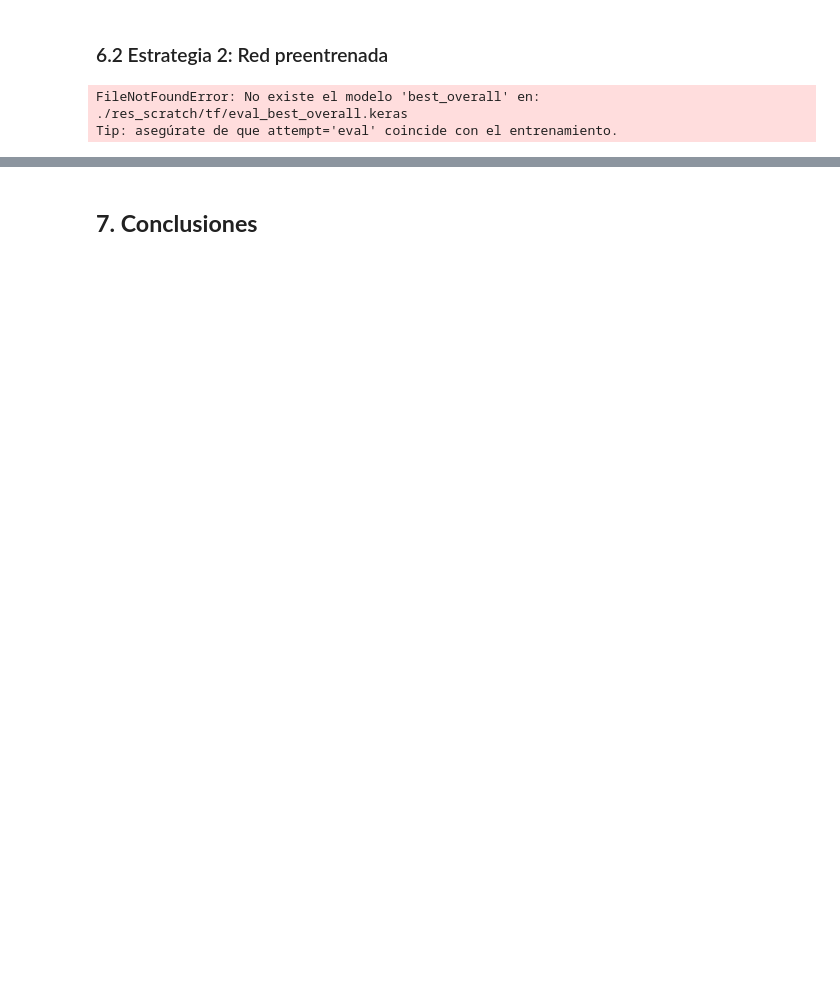
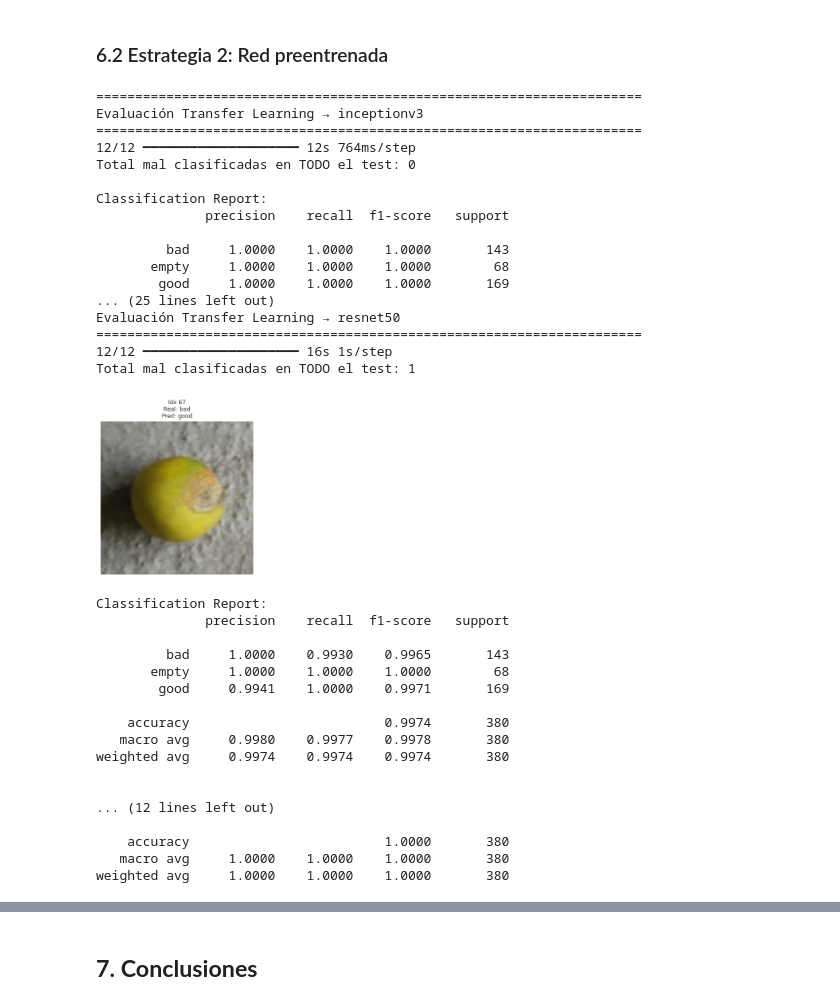
Before and after one commit to fresvel/07MIAR_PROYECTO, a Jupyter notebook: 07MIAR_Proyecto.ipynb, the cells around one changed output, grey strips where cells are left out. Saved outputs shown, nothing was run; the diff lists cells and outputs as text; code cells hidden in the pictures; blank space fills up the shorter version.

Commit message:
Evaluación modelos tranfer

```diff
--- a/07MIAR_Proyecto.ipynb
+++ b/07MIAR_Proyecto.ipynb
@@ -713,14 +709,14 @@ tf_transfer_eval = LemonEvaluator(loader="tf", mode="transfer", attempt="eval",
-# %%
-tf_transfer_eval.prepare()
-# %% [output]
-FileNotFoundError: No existe el modelo 'best_overall' en: ./res_scratch/tf/eval_best_overall.keras
-Tip: asegúrate de que attempt='eval' coincide con el entrenamiento.
-# %%
-
-tf_transfer_report=tf_transfer_eval.classification_report()
-
-tf_transfer_report
-print(gen_scratch_report)
-cm = gen_scratch_eval.confusion_matrix()
-gen_scratch_eval.plot_confusion_matrix(save=True, show=True)
-gen_scratch_eval.show_misclassified(max_images=9)
+# %%
+from typing import Dict, Any, List
+
+# === Configuración global del experimento ===
+TRANSFER_BASE_DIR = "res_transfer"
+MODEL_VARIANT = "best_overall"
+MAX_MISCLASSIFIED = 8
+
+ARCHITECTURES = [
+    "inceptionv3",
+    "xception",
+    "resnet50",
+    "mobilenetv2",
+]
@@ -726,0 +756,49 @@ gen_scratch_eval.show_misclassified(max_images=9)
+# %%
+transfer_results = {}
+
+for arch in ARCHITECTURES:
+    print("\n" + "=" * 70)
+    print(f"Evaluación Transfer Learning → {arch}")
+    print("=" * 70)
+
+    results = evaluate_transfer_model(arch)
+    transfer_results[arch] = results
+
+    print("\nClassification Report:")
+    print(results["report"])
+# %% [output]
+======================================================================
+Evaluación Transfer Learning → inceptionv3
+======================================================================
+12/12 ━━━━━━━━━━━━━━━━━━━━ 12s 764ms/step
+Total mal clasificadas en TODO el test: 0
+
+Classification Report:
+              precision    recall  f1-score   support
+
+         bad     1.0000    1.0000    1.0000       143
+       empty     1.0000    1.0000    1.0000        68
+        good     1.0000    1.0000    1.0000       169
+... (25 lines left out)
+Evaluación Transfer Learning → resnet50
+======================================================================
+12/12 ━━━━━━━━━━━━━━━━━━━━ 16s 1s/step
+Total mal clasificadas en TODO el test: 1
+[figure, added]
+Classification Report:
+              precision    recall  f1-score   support
+
+         bad     1.0000    0.9930    0.9965       143
+       empty     1.0000    1.0000    1.0000        68
+        good     0.9941    1.0000    0.9971       169
+
+    accuracy                         0.9974       380
+   macro avg     0.9980    0.9977    0.9978       380
+weighted avg     0.9974    0.9974    0.9974       380
+
+
+... (12 lines left out)
+
+    accuracy                         1.0000       380
+   macro avg     1.0000    1.0000    1.0000       380
+weighted avg     1.0000    1.0000    1.0000       380
```
Also changed, not shown: parts of 12 cells of this notebook, 8 other files.
